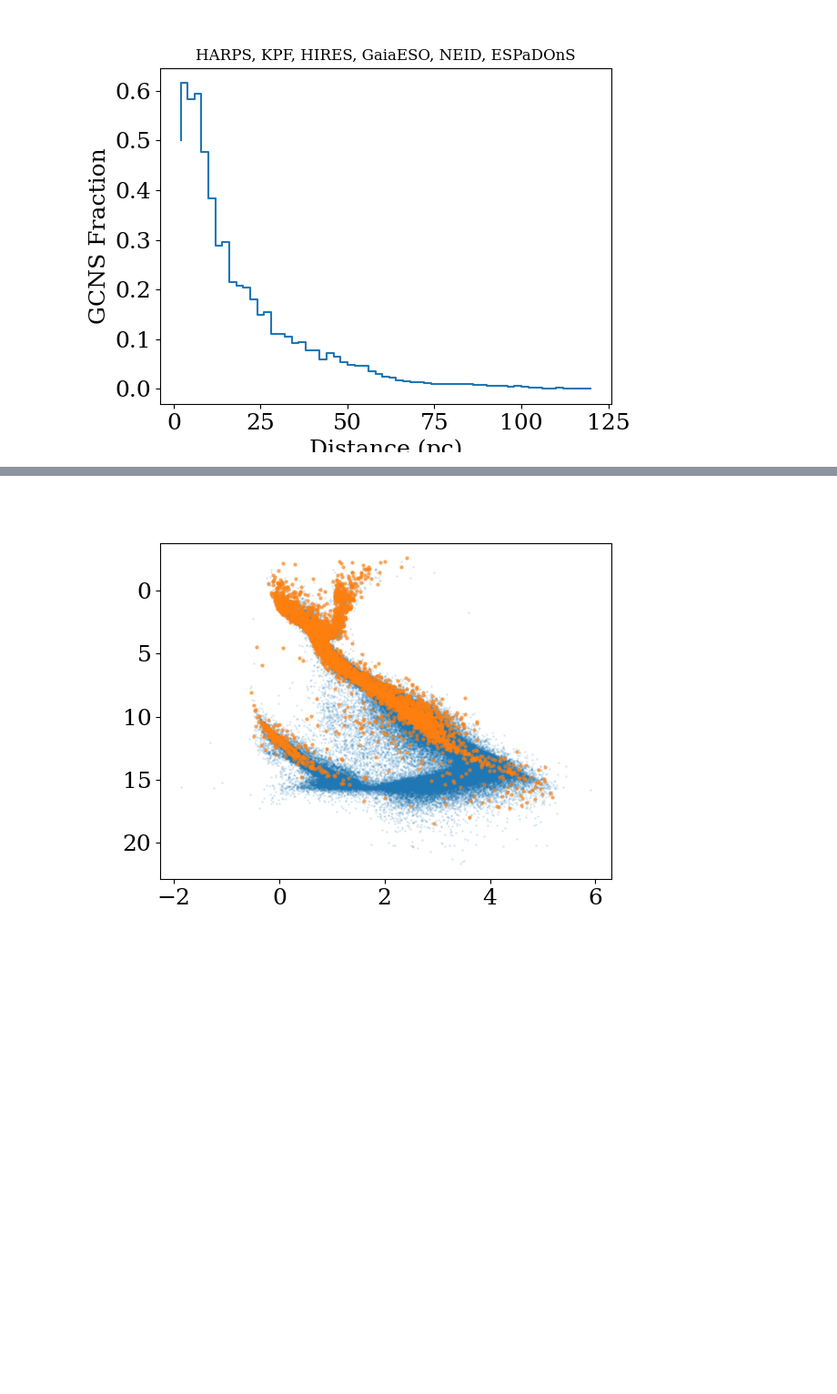
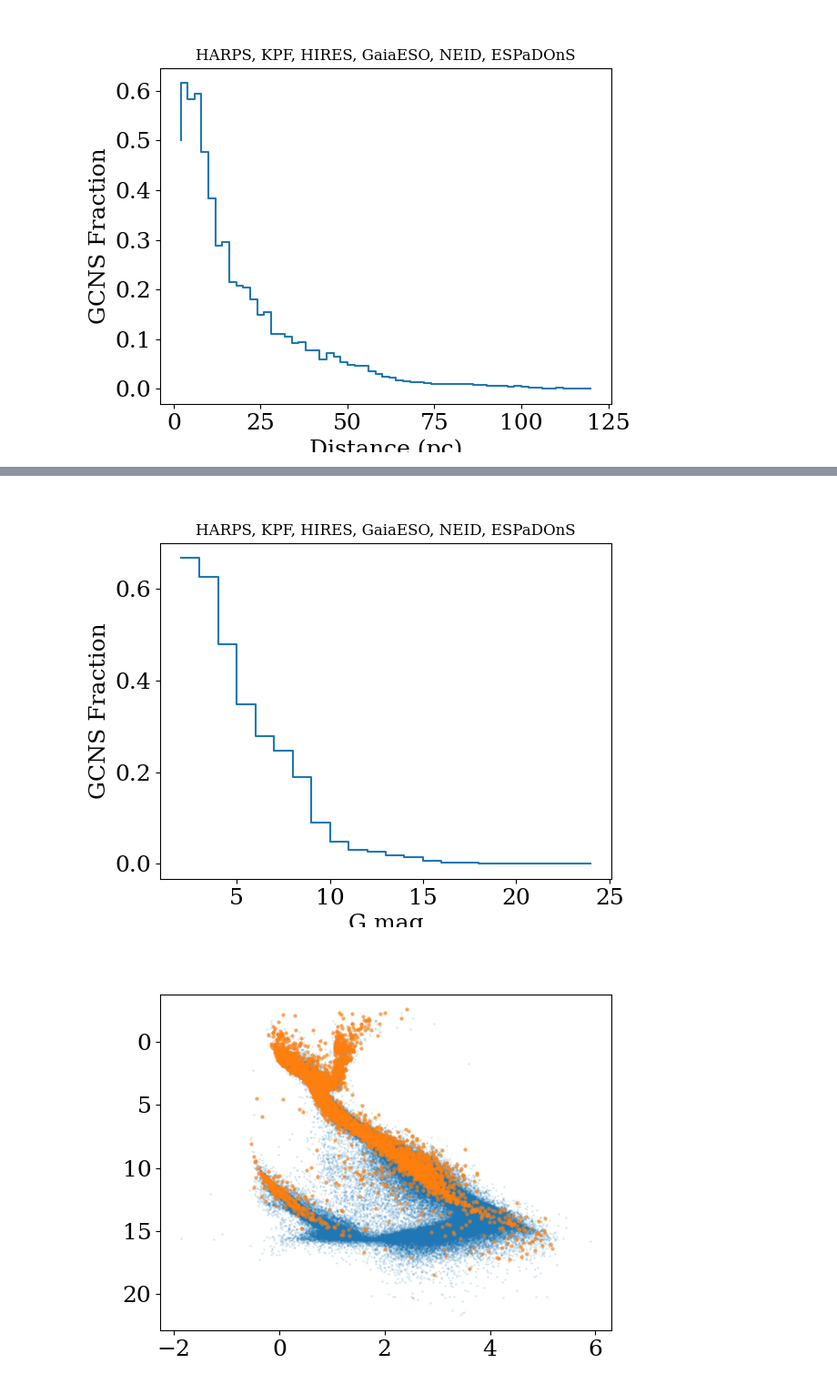
Before and after one commit to jradavenport/spectro100, a Jupyter notebook: gathering data.ipynb, the cells around one changed output, grey strips where cells are left out. Shown at 91% size. Cells and saved outputs as stored; diff of their text form; code cells hidden in the pictures; blank space fills up the shorter version.

```diff
--- a/gathering data.ipynb
+++ b/gathering data.ipynb
@@ -279,3 +306,14 @@ plt.savefig('frac_v1.png', dpi=150, bbox_inches='tight', pad_inches=0.25)
+# %%
+plt.figure()
+plt.plot()
+plt.step(B2[1:], N1/N2)
+plt.xlabel('G mag')
+plt.ylabel('GCNS Fraction')
+plt.title('HARPS, KPF, HIRES, GaiaESO, NEID, ESPaDOnS',fontsize=12)
+
+plt.savefig('frac_v2.png', dpi=150, bbox_inches='tight', pad_inches=0.25)
+# %% [output]
+[figure, added]
 # %%
 GCNSdf = GCNS.to_pandas()
 plt.figure()
```
Also changed, not shown: parts of 3 cells of this notebook.
